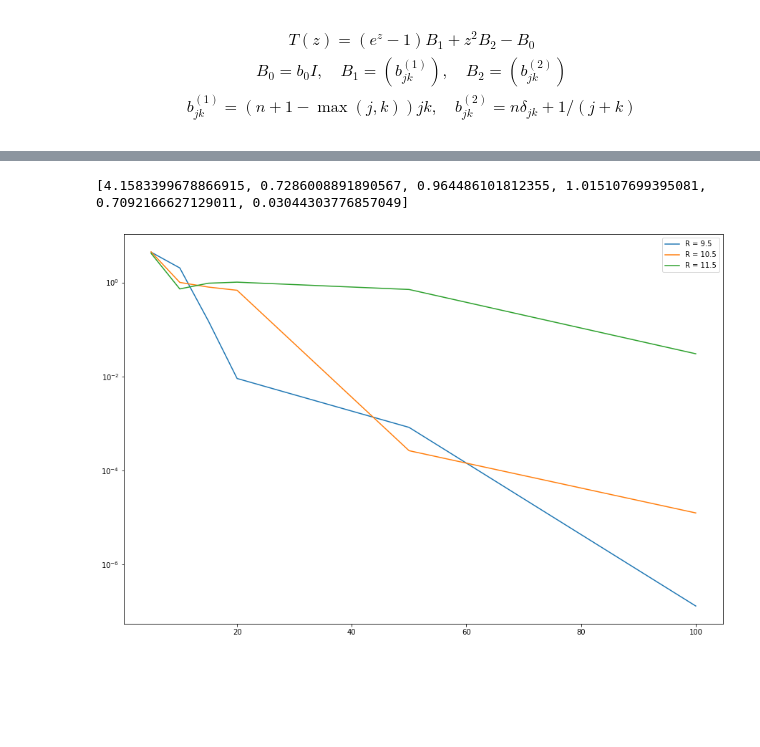
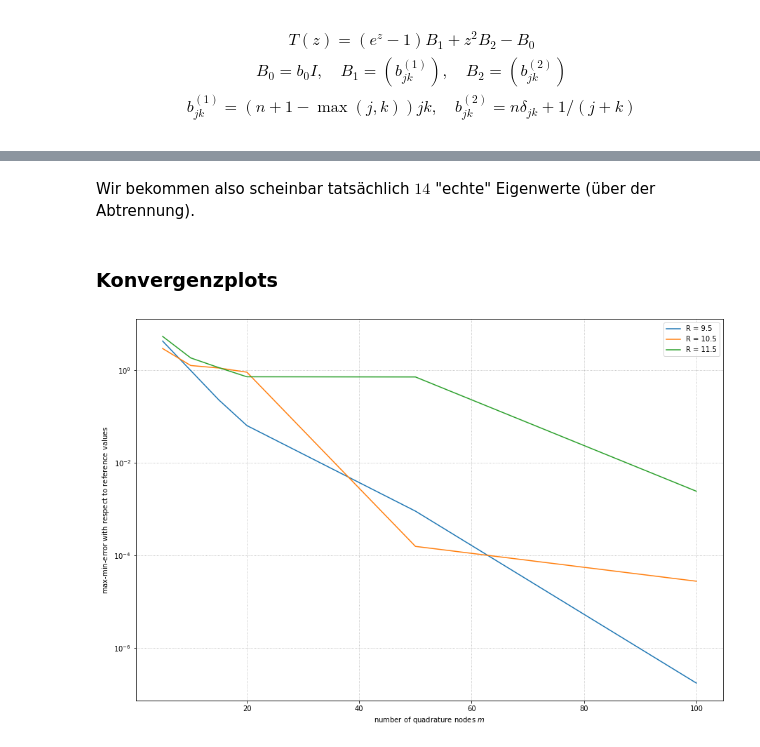
Before and after one commit to MrWhiteRichard/Fundament-Mathematik, a Jupyter notebook: WS_2020-21/SemNumLinAlg/Nichtlineare Eigenwertprobleme/Code/main.ipynb, the cells around one changed output, grey strips where cells are left out. Cells and saved outputs as stored; diff of their text form; code cells hidden in the pictures; blank space fills up the shorter version.

```diff
--- a/WS_2020-21/SemNumLinAlg/Nichtlineare Eigenwertprobleme/Code/main.ipynb
+++ b/WS_2020-21/SemNumLinAlg/Nichtlineare Eigenwertprobleme/Code/main.ipynb
@@ -188,7 +195,7 @@ def test_1_matrix(eigen_values):
     # diagonal matrix with eigen values in diagonal
     diagonal_matrix = np.diag(eigen_values)
 
-    # transformation matrix
+    # random transformation matrix
     T = np.random.random(diagonal_matrix.shape)
 
     # arbitrary matrix with known eigen values
@@ -211,7 +218,7 @@ def test_1_get_error_array(eigen_values_exact, N, j, m_array, R, z, tol):
     for m in m_array:
 
         # apply integral method
-        eigen_values_approx, Cut = integral_method(A, N, j, m, R, z, tol)
+        eigen_values_approx = integral_method(A, N, j, m, R, z, tol)
 
         # calculate maximum error of eigen value approximation
         error = max([
@@ -343,13 +347,18 @@ plot_complex([eigen_values_fake, eigen_values_approx, quadrature_nodes], title,
 # %%
+# we expecto only 1 eigen_value
+j = 1
 
-print(eigen_values_approx)
-eigen_value_refs = []
+# we do not need that many quadrature nodes
+m = 50
 
-for eigen_value in eigen_values_approx:
-    N = n
-    j = 1
-    m = 50
-    R = 0.1
-    tol = 1e-6
-    eigen_value_ref,_ = integral_method(T, N, j, m, R, eigen_value, tol)
-    eigen_value_refs.append(eigen_value_ref[0])
+# make radius with smaller radius
+# the center point z will be each eigen value
+R = 0.1
+
+# leave tolerance as it was
+tol = 1e-6
+
+eigen_values_ref = [
+    integral_method(T, N, j, m, R, eigen_value, tol)[0]
+    for eigen_value in eigen_values_approx
+]
@@ -381 +404,5 @@ plot_complex([eigen_value_refs, quadrature_nodes], title, legend)
+# %% [markdown]
+Wir bekommen also scheinbar tatsächlich $14$ "echte" Eigenwerte (über der Abtrennung).
+# %% [markdown]
+### Konvergenzplots
 # %%
@@ -404,10 +428,15 @@ for R in R_array:
 # %%
-print(error_array)
 fig = plt.figure(figsize = (15, 10))
-for error_array, R in zip(error_array_array,R_array):
-    plt.semilogy(m_array,error_array, label = "R = {}".format(R))
+
+for error_array, R in zip(error_arrays, R_array):
+    plt.semilogy(m_array, error_array, label = f'R = {R}')
+
+plt.xlabel('number of quadrature nodes $m$')
+plt.ylabel('$\max$-$\min$-error with respect to reference values')
+
 plt.legend()
+plt.grid(linestyle = ':')
+
 fig.show()
 # %% [output]
-[4.1583399678866915, 0.7286008891890567, 0.964486101812355, 1.015107699395081, 0.7092166627129011, 0.03044303776857049]
-[figure, old version]
+[figure, new version]
```
Also changed, not shown: parts of 19 cells of this notebook.
